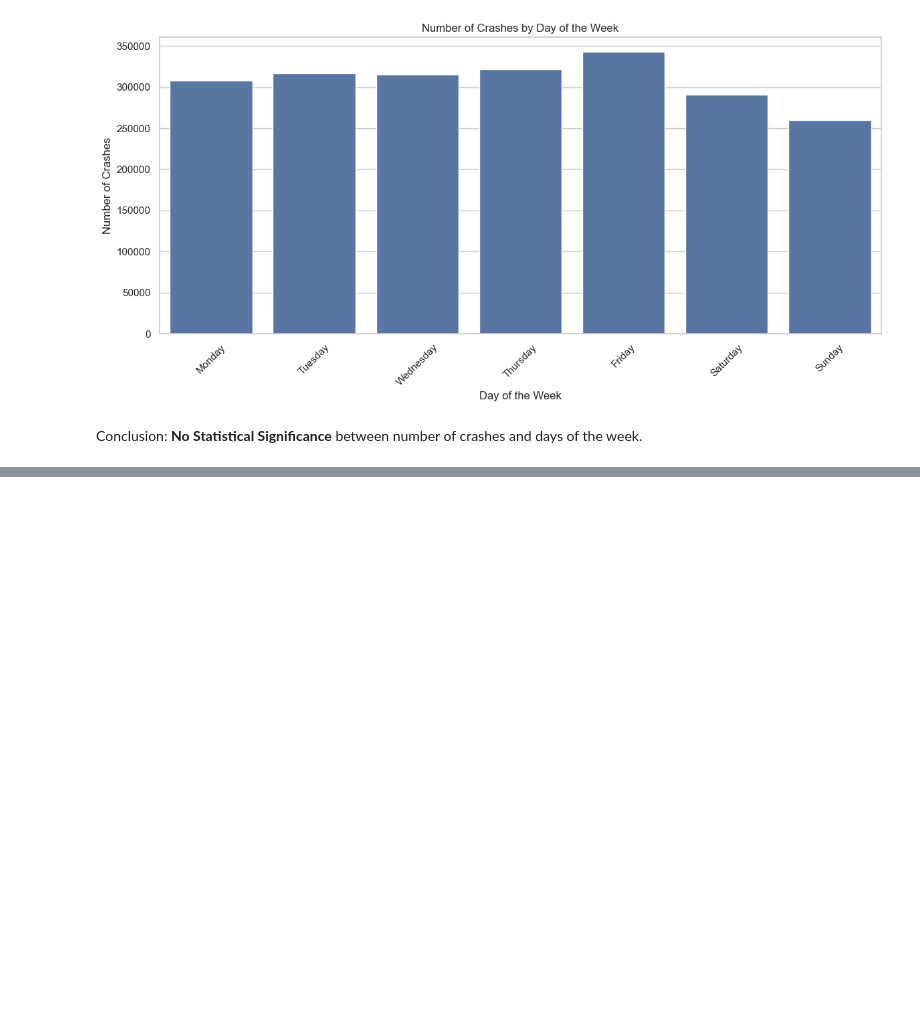
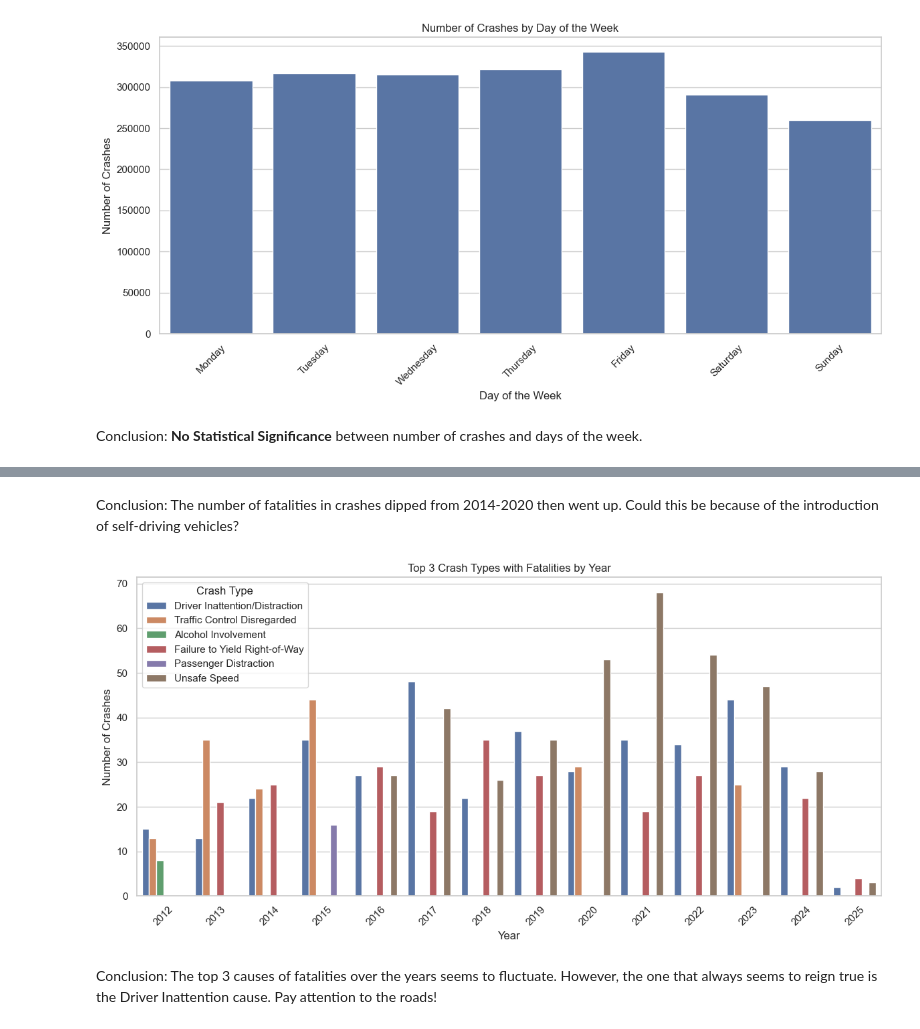
Before and after one commit to Silverasdf/ny_crashes_project, a Jupyter notebook: initial_analysis.ipynb, the cells around one changed output, grey strips where cells are left out. Saved outputs shown, nothing was run; the diff lists cells and outputs as text; code cells hidden in the pictures; blank space fills up the shorter version.

```diff
--- a/initial_analysis.ipynb
+++ b/initial_analysis.ipynb
@@ -449,0 +460,28 @@ Conclusion: **No Statistical Significance** between number of crashes and days o
+# %% [markdown]
+Conclusion: The number of fatalities in crashes dipped from 2014-2020 then went up. Could this be because of the introduction of self-driving vehicles?
+# %%
+#Let's get the most popular crash type that has fatalities. Plot the top three in a triple bar graph and plot by year
+
+#First, we need to extract the crash type from the crash date
+df_crashes['CRASH TYPE'] = df_crashes['CONTRIBUTING FACTOR VEHICLE 1']
+df_crashes = df_crashes[df_crashes['NUMBER OF PERSONS KILLED'] > 0]
+#Now, let's group by crash type and year
+crash_type_year = df_crashes.groupby(['CRASH YEAR', 'CRASH TYPE']).size().reset_index(name='COUNT')
+#Now, let's find the top 3 crash types with fatalities
+top_crash_type_year = crash_type_year[crash_type_year['COUNT'] > 0].groupby('CRASH YEAR').apply(lambda x: x.nlargest(3, 'COUNT')).reset_index(drop=True)
+# Sort by year
+top_crash_type_year = top_crash_type_year.sort_values(by=['CRASH YEAR'])
+# Plot the top 3 crash types with fatalities by year
+plt.figure(figsize=(12, 6))
+sns.barplot(data=top_crash_type_year, x='CRASH YEAR', y='COUNT', hue='CRASH TYPE')
+plt.xticks(rotation=45)
+plt.title('Top 3 Crash Types with Fatalities by Year')
+plt.xlabel('Year')
+plt.ylabel('Number of Crashes')
+plt.legend(title='Crash Type')
+plt.tight_layout()
+plt.show()
+# %% [output]
+[figure, added]
+# %% [markdown]
+Conclusion: The top 3 causes of fatalities over the years seems to fluctuate. However, the one that always seems to reign true is the Driver Inattention cause. Pay attention to the roads!
```
Also changed, not shown: parts of 3 cells of this notebook.
